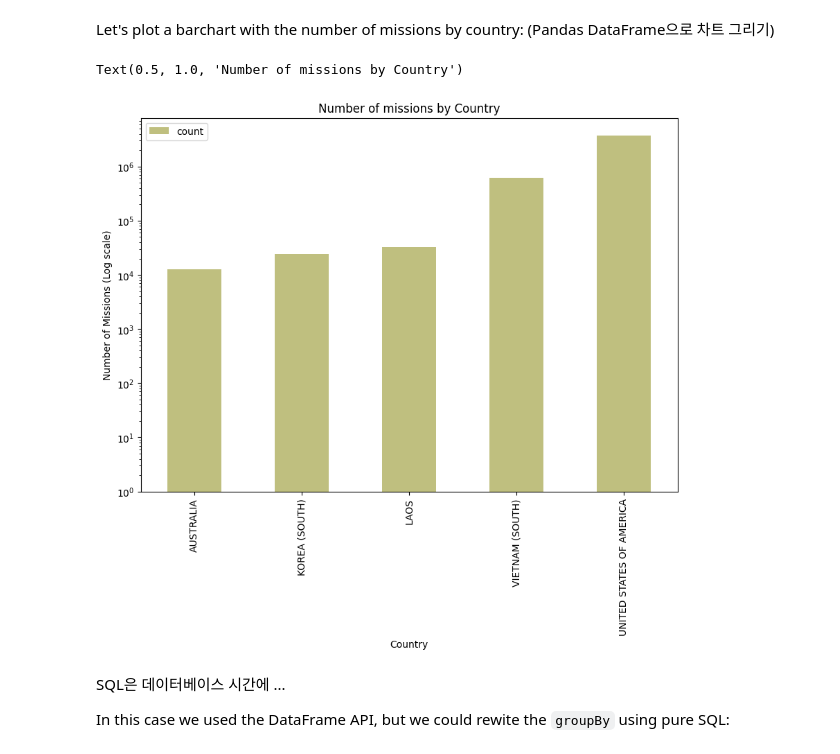
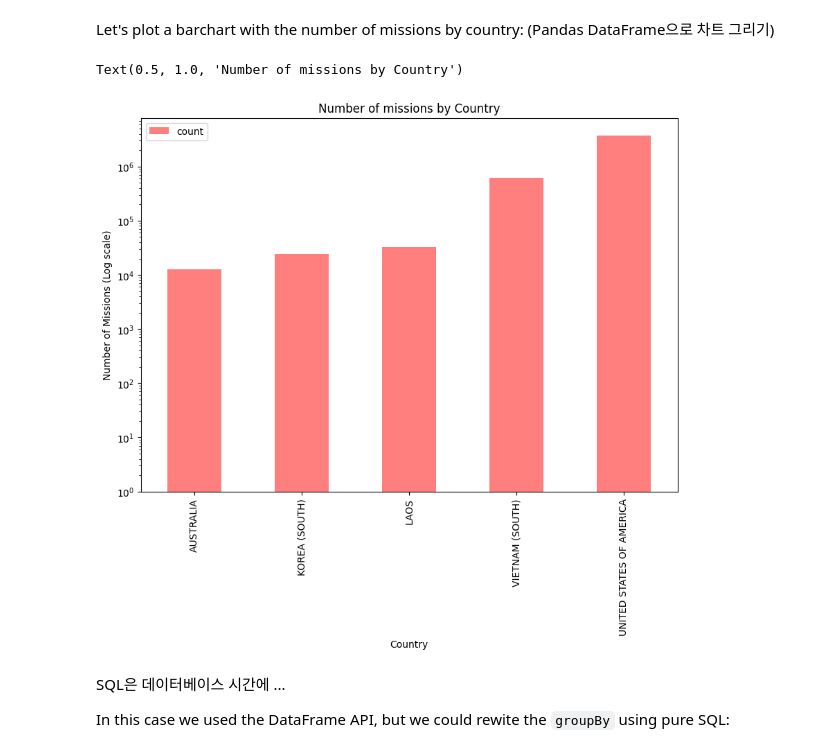
Before and after one commit to godmsqls/Big-Data-Processing-and-Applications-Practice, a Jupyter notebook: KW_MMDS_Colab_0_(Spark_Tutorial).ipynb, the cells around one changed output. Drawn from its saved outputs; the diff is of its cells as text; code cells hidden in the pictures.

```diff
--- a/KW_MMDS_Colab_0_(Spark_Tutorial).ipynb
+++ b/KW_MMDS_Colab_0_(Spark_Tutorial).ipynb
@@ -217,13 +238,13 @@ Let's plot a barchart with the number of missions by country: (Pandas DataFrame
 # %%
 pl = missions_count_pd.plot(kind="bar",
                             x="ContryFlyingMission", y="count",
-                            figsize=(10, 7), log=True, alpha=0.5, color="olive")
+                            figsize=(10, 7), log=True, alpha=0.5, color="red")
 pl.set_xlabel("Country")
 pl.set_ylabel("Number of Missions (Log scale)")
 pl.set_title("Number of missions by Country")
 # %% [output]
 Text(0.5, 1.0, 'Number of missions by Country')
-[figure, old version]
+[figure, new version]
 # %% [markdown]
 SQL은 데이터베이스 시간에 ...
 
```
Also changed, not shown: parts of 5 cells of this notebook.
